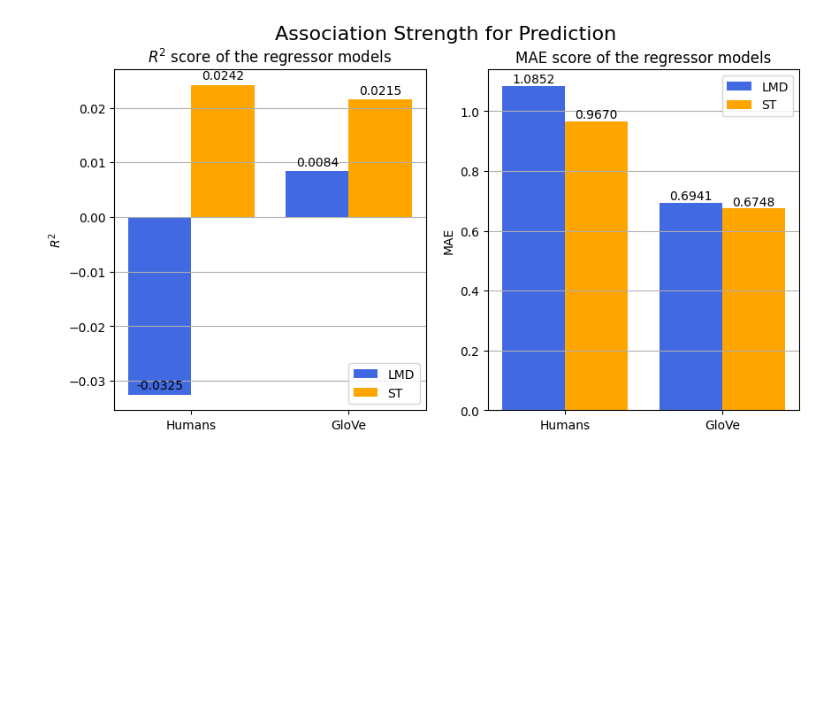
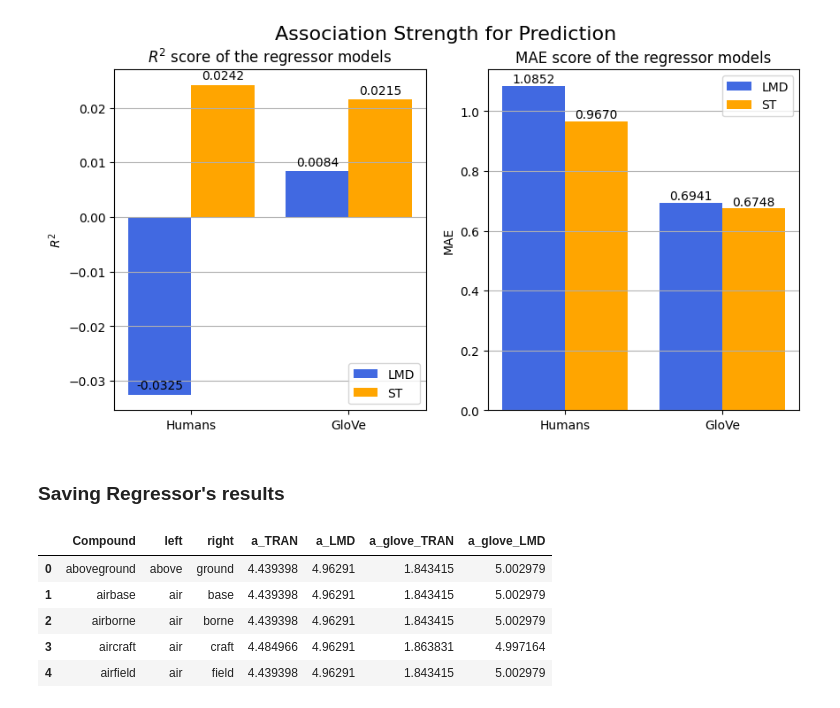
Before and after one commit to PranavAga/compounds-analysis, a Jupyter notebook: association.ipynb, the cells around one changed output. Drawn from its saved outputs; the diff is of its cells as text; code cells hidden in the pictures; blank space fills up the shorter version.

Commit message:
saving predicted values

```diff
--- a/association.ipynb
+++ b/association.ipynb
@@ -207,3 +207,42 @@ plt.legend()
 plt.show()
 # %% [output]
 [figure]
+# %% [markdown]
+### Saving Regressor's results
+# %%
+# Predicting human judgements
+association_lmd_pred = association_lmd_model.predict(
+    compounds_glove_df[['association']]
+)
+association_st_pred = association_st_model.predict(
+    compounds_glove_df[['association']]
+)
+
+# Predicting values from Glove embeddings
+association_glove_lmd_pred = association_glove_lmd_model.predict(
+    compounds_glove_df[['association']]
+)
+association_glove_st_pred = association_glove_st_model.predict(
+    compounds_glove_df[['association']]
+)
+# %%
+# Saving to a CSV file
+predictions_df = pd.DataFrame(
+    data={
+        'Compound' : compounds_glove_df['Compound'].values,
+        'left' : compounds_glove_df['left'].values,
+        'right' : compounds_glove_df['right'].values,
+        'a_TRAN' : association_st_pred,
+        'a_LMD' : association_lmd_pred,
+        'a_glove_TRAN' : association_glove_st_pred,
+        'a_glove_LMD' : association_glove_lmd_pred
+    }
+)
+predictions_df.head()
+# %% [output]
+|  | Compound | left | right | a_TRAN | a_LMD | a_glove_TRAN | a_glove_LMD |
+| 0 | aboveground | above | ground | 4.439398 | 4.96291 | 1.843415 | 5.002979 |
+| 1 | airbase | air | base | 4.439398 | 4.96291 | 1.843415 | 5.002979 |
+| 2 | airborne | air | borne | 4.439398 | 4.96291 | 1.843415 | 5.002979 |
+| 3 | aircraft | air | craft | 4.484966 | 4.96291 | 1.863831 | 4.997164 |
+| 4 | airfield | air | field | 4.439398 | 4.96291 | 1.843415 | 5.002979 |
```
Also changed, not shown: parts of 1 cell of this notebook, 5 other files.
